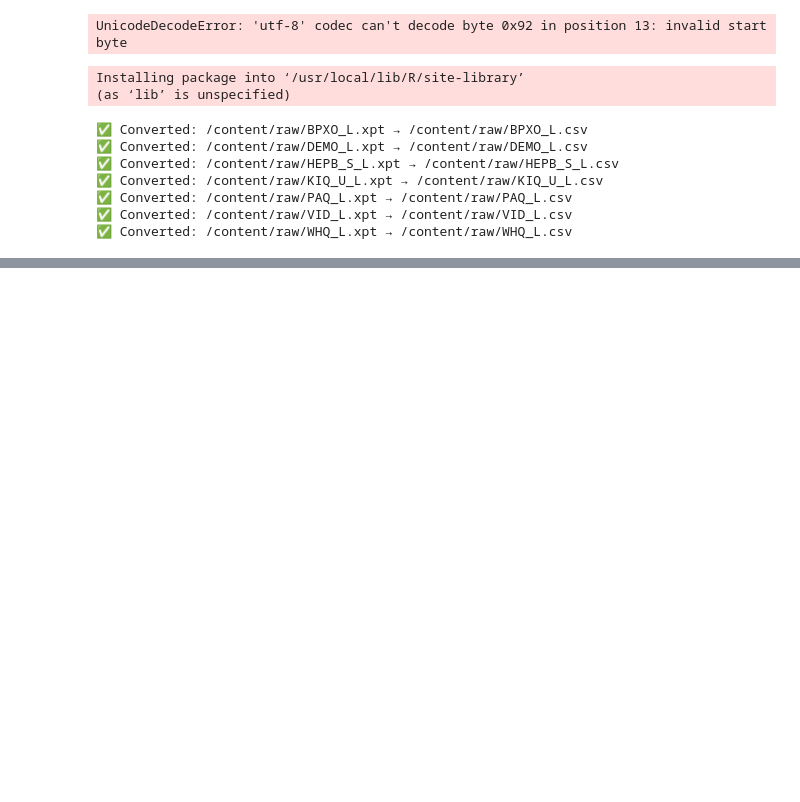
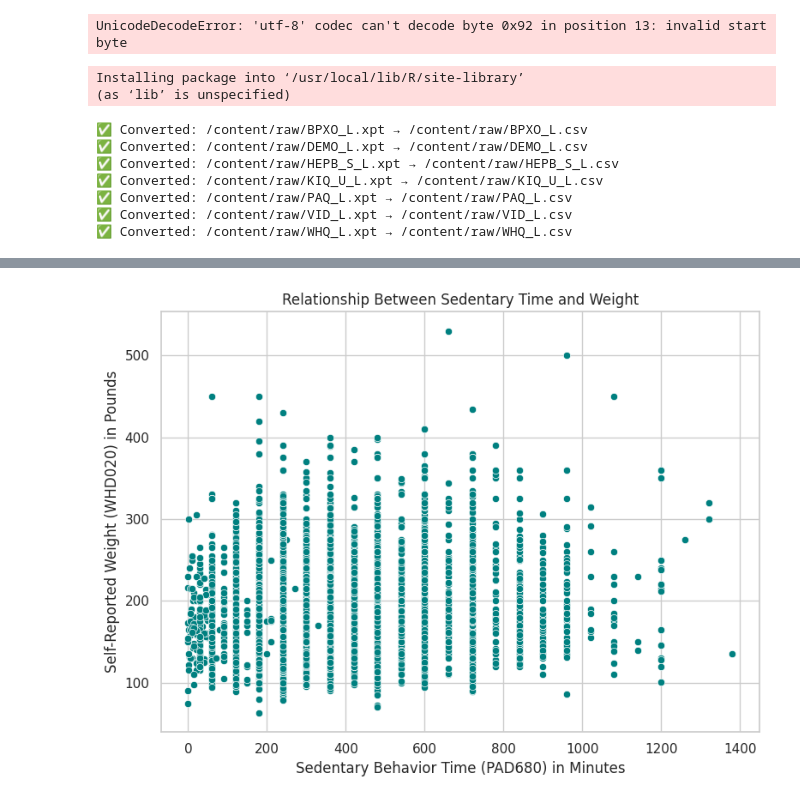
Before and after one commit to paulquimbo/nhanes_inferential_2021_23, a Jupyter notebook: nhanes_inferential.ipynb, the cells around one changed output, grey strips where cells are left out. Saved outputs shown, nothing was run; the diff lists cells and outputs as text; code cells hidden in the pictures; blank space fills up the shorter version.

```diff
--- a/nhanes_inferential.ipynb
+++ b/nhanes_inferential.ipynb
@@ -194,0 +376,12 @@ plt.show()
+# %%
+# Step 4: Visualization
+sns.set_theme(style="whitegrid")
+plt.figure(figsize=(8, 6))
+sns.scatterplot(data=filtered, x='PAD680', y='WHD020', color='teal')
+plt.xlabel('Sedentary Behavior Time (PAD680) in Minutes')
+plt.ylabel('Self-Reported Weight (WHD020) in Pounds')
+plt.title('Relationship Between Sedentary Time and Weight')
+plt.tight_layout()
+plt.show()
+# %% [output]
+[figure, added]
```
Also changed, not shown: parts of 12 cells of this notebook.
